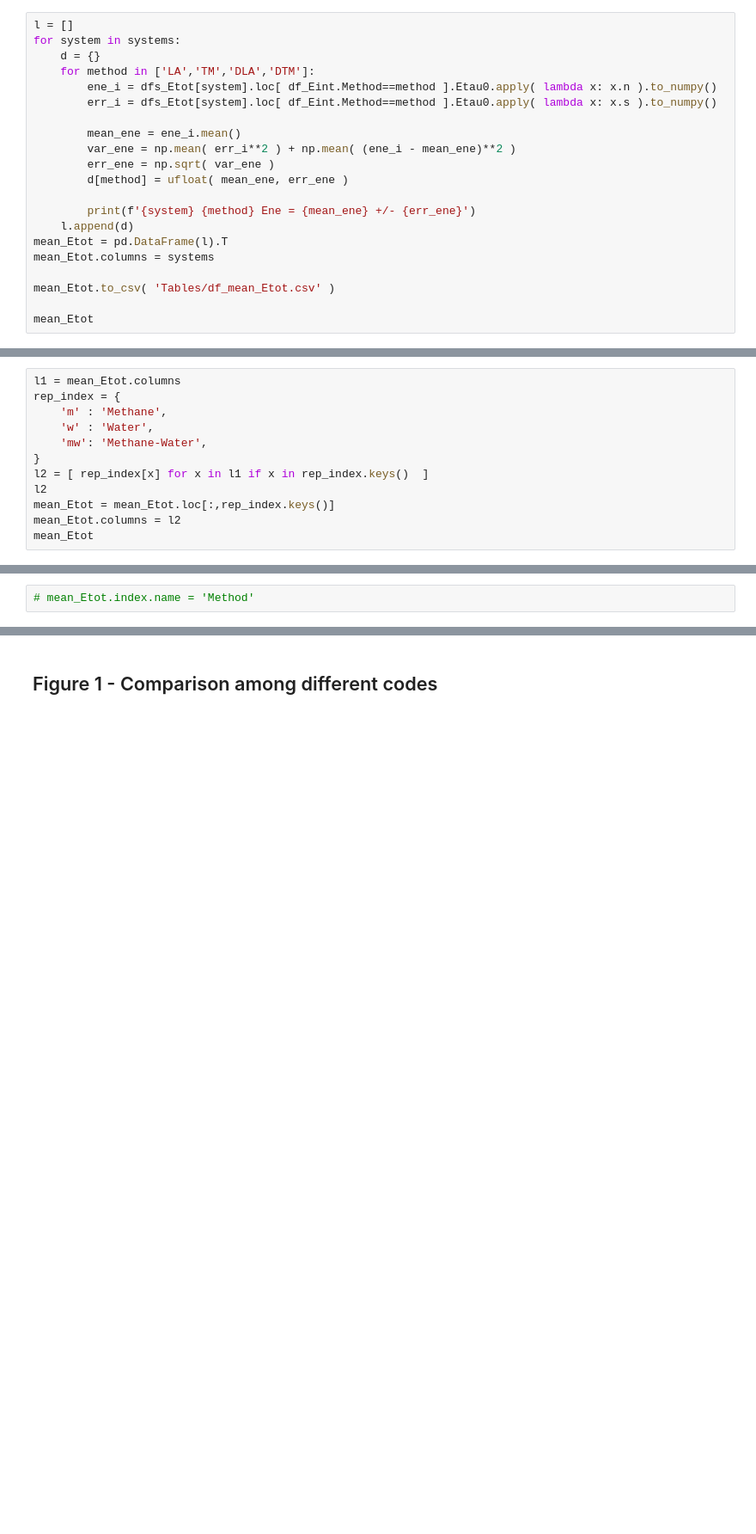
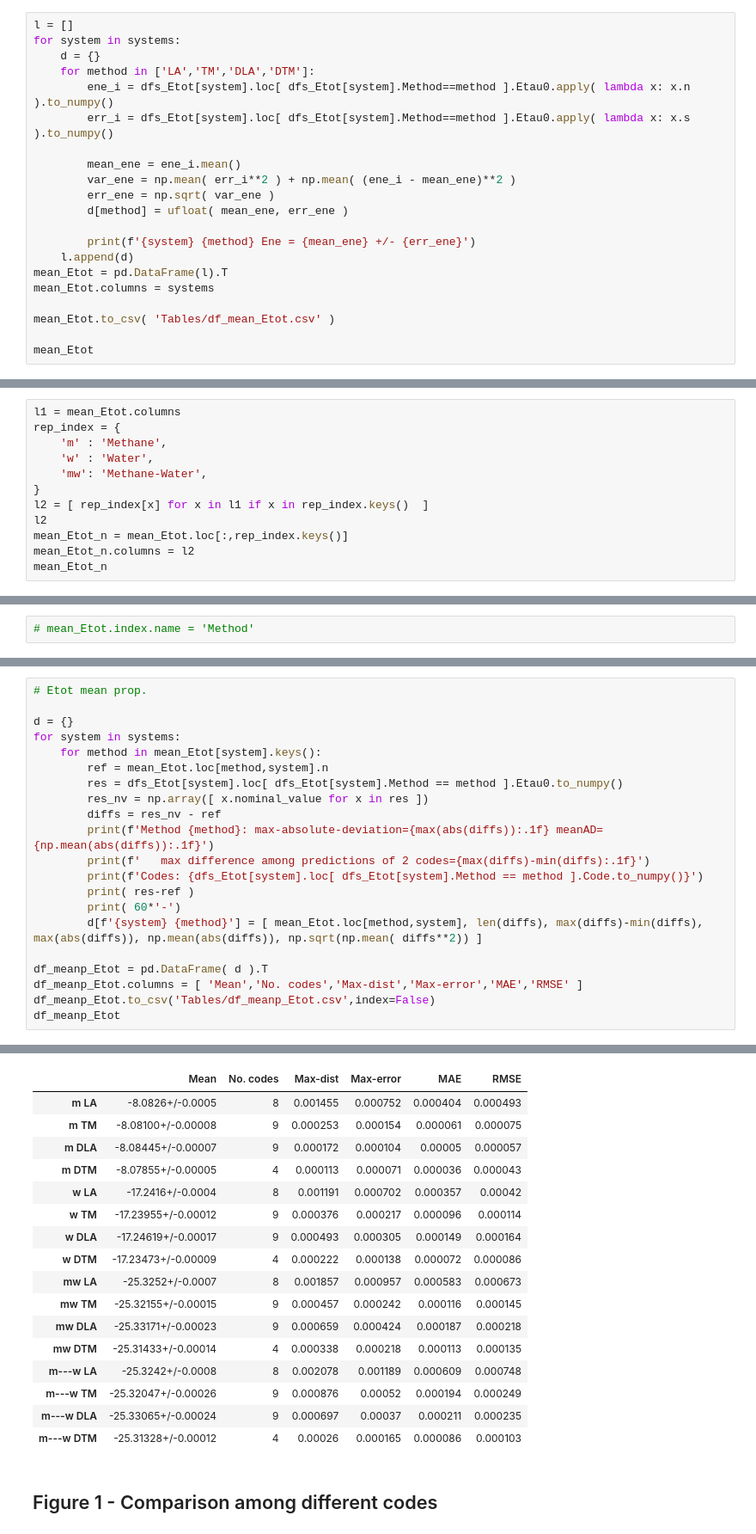
Before and after one commit to zenandrea/DMC-reproducibility, a Jupyter notebook: analysis.ipynb, the cells around one changed output, grey strips where cells are left out. Shown at 86% size. Cells and saved outputs as stored; diff of their text form; blank space fills up the shorter version.

```diff
--- a/analysis.ipynb
+++ b/analysis.ipynb
@@ -1079,8 +1099,8 @@ l = []
 for system in systems:
     d = {}
     for method in ['LA','TM','DLA','DTM']:
-        ene_i = dfs_Etot[system].loc[ df_Eint.Method==method ].Etau0.apply( lambda x: x.n ).to_numpy()
-        err_i = dfs_Etot[system].loc[ df_Eint.Method==method ].Etau0.apply( lambda x: x.s ).to_numpy()
+        ene_i = dfs_Etot[system].loc[ dfs_Etot[system].Method==method ].Etau0.apply( lambda x: x.n ).to_numpy()
+        err_i = dfs_Etot[system].loc[ dfs_Etot[system].Method==method ].Etau0.apply( lambda x: x.s ).to_numpy()
 
         mean_ene = ene_i.mean()
         var_ene = np.mean( err_i**2 ) + np.mean( (ene_i - mean_ene)**2 )
@@ -1150,9 +1170,9 @@ rep_index = {
 }
 l2 = [ rep_index[x] for x in l1 if x in rep_index.keys()  ]
 l2
-mean_Etot = mean_Etot.loc[:,rep_index.keys()]
-mean_Etot.columns = l2
-mean_Etot
+mean_Etot_n = mean_Etot.loc[:,rep_index.keys()]
+mean_Etot_n.columns = l2
+mean_Etot_n
 # %% [output]
 |  | Methane | Water | Methane-Water |
 | LA | -8.0826+/-0.0005 | -17.2416+/-0.0004 | -25.3252+/-0.0007 |
@@ -1180,3 +1200,25 @@ for old, new in replacements.items():
 
 with open('Tables/Table_mean_Etot.tex','w') as file:
     file.write( Table_mean_Etot )
+# %%
+# Etot mean prop.
+
+d = {}
+for system in systems:
+    for method in mean_Etot[system].keys():
+        ref = mean_Etot.loc[method,system].n
+        res = dfs_Etot[system].loc[ dfs_Etot[system].Method == method ].Etau0.to_numpy()
+        res_nv = np.array([ x.nominal_value for x in res ])
+        diffs = res_nv - ref
+        print(f'Method {method}: max-absolute-deviation={max(abs(diffs)):.1f} meanAD={np.mean(abs(diffs)):.1f}')
+        print(f'   max difference among predictions of 2 codes={max(diffs)-min(diffs):.1f}')
+        print(f'Codes: {dfs_Etot[system].loc[ dfs_Etot[system].Method == method ].Code.to_numpy()}')
+        print( res-ref )
+        print( 60*'-')
+        d[f'{system} {method}'] = [ mean_Etot.loc[method,system], len(diffs), max(diffs)-min(diffs), max(abs(diffs)), np.mean(abs(diffs)), np.sqrt(np.mean( diffs**2)) ]
+
+df_meanp_Etot = pd.DataFrame( d ).T
+df_meanp_Etot.columns = [ 'Mean','No. codes','Max-dist','Max-error','MAE','RMSE' ]
+df_meanp_Etot.to_csv('Tables/df_meanp_Etot.csv',index=False)
+df_meanp_Etot
+# %% [output]
@@ -1183,3 +1242,20 @@ with open('Tables/Table_mean_Etot.tex','w') as file:
+|  | Mean | No. codes | Max-dist | Max-error | MAE | RMSE |
+| m LA | -8.0826+/-0.0005 | 8 | 0.001455 | 0.000752 | 0.000404 | 0.000493 |
+| m TM | -8.08100+/-0.00008 | 9 | 0.000253 | 0.000154 | 0.000061 | 0.000075 |
+| m DLA | -8.08445+/-0.00007 | 9 | 0.000172 | 0.000104 | 0.00005 | 0.000057 |
+| m DTM | -8.07855+/-0.00005 | 4 | 0.000113 | 0.000071 | 0.000036 | 0.000043 |
+| w LA | -17.2416+/-0.0004 | 8 | 0.001191 | 0.000702 | 0.000357 | 0.00042 |
+| w TM | -17.23955+/-0.00012 | 9 | 0.000376 | 0.000217 | 0.000096 | 0.000114 |
+| w DLA | -17.24619+/-0.00017 | 9 | 0.000493 | 0.000305 | 0.000149 | 0.000164 |
+| w DTM | -17.23473+/-0.00009 | 4 | 0.000222 | 0.000138 | 0.000072 | 0.000086 |
+| mw LA | -25.3252+/-0.0007 | 8 | 0.001857 | 0.000957 | 0.000583 | 0.000673 |
+| mw TM | -25.32155+/-0.00015 | 9 | 0.000457 | 0.000242 | 0.000116 | 0.000145 |
+| mw DLA | -25.33171+/-0.00023 | 9 | 0.000659 | 0.000424 | 0.000187 | 0.000218 |
+| mw DTM | -25.31433+/-0.00014 | 4 | 0.000338 | 0.000218 | 0.000113 | 0.000135 |
+| m---w LA | -25.3242+/-0.0008 | 8 | 0.002078 | 0.001189 | 0.000609 | 0.000748 |
+| m---w TM | -25.32047+/-0.00026 | 9 | 0.000876 | 0.00052 | 0.000194 | 0.000249 |
+| m---w DLA | -25.33065+/-0.00024 | 9 | 0.000697 | 0.00037 | 0.000211 | 0.000235 |
+| m---w DTM | -25.31328+/-0.00012 | 4 | 0.00026 | 0.000165 | 0.000086 | 0.000103 |
 # %% [markdown]
 ## Figure 1 - Comparison among different codes
 # %%
```
Also changed, not shown: parts of 9 cells of this notebook, 1 other file.
